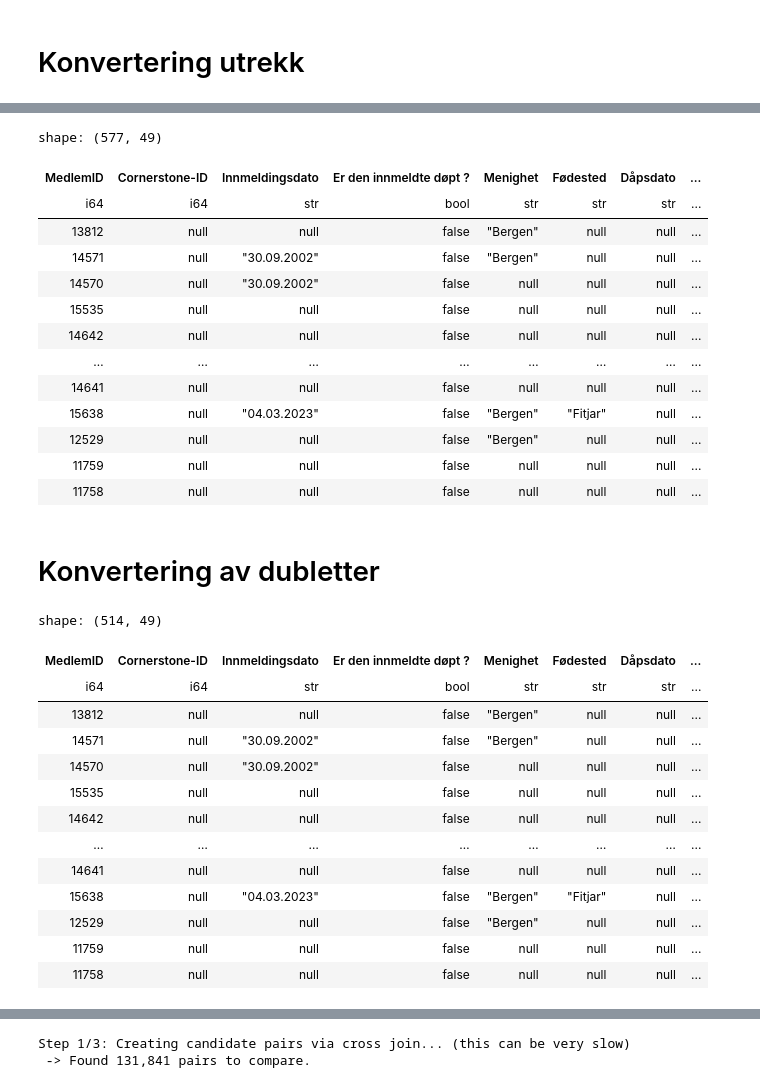
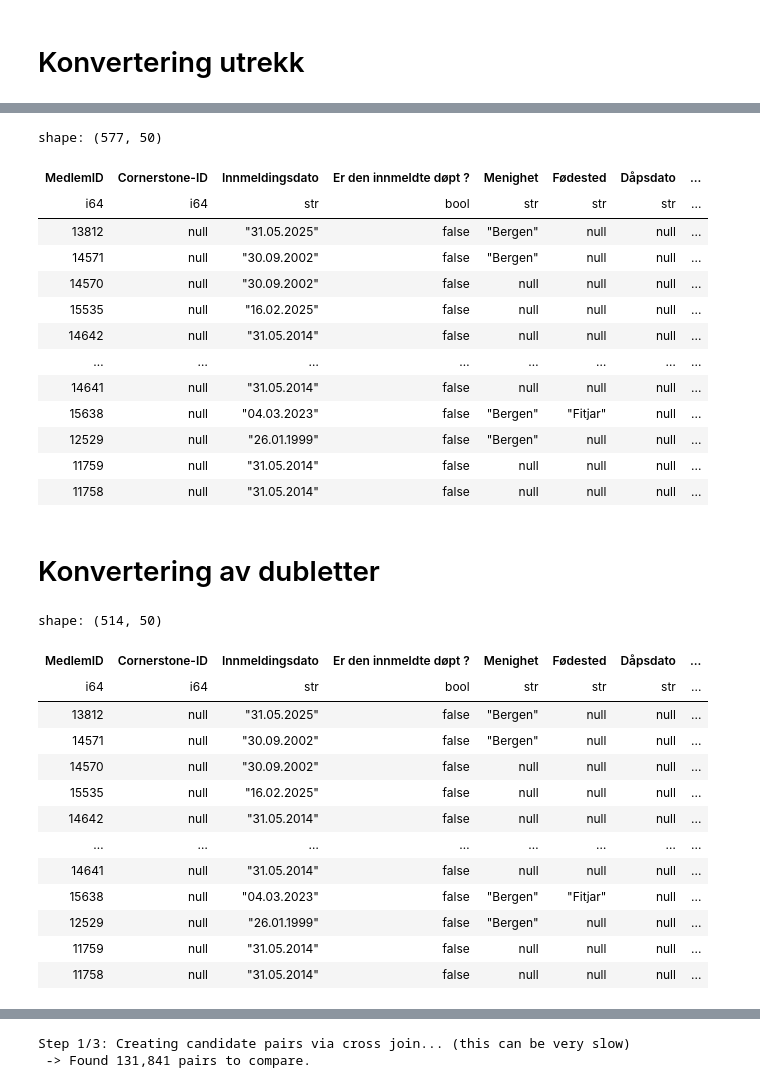
Before and after one commit to craftsmandigital/Bergens-konvertering, a Jupyter notebook: konvertering.ipynb, the cells around one changed output, grey strips where cells are left out. Drawn from its saved outputs; the diff is of its cells as text; code cells hidden in the pictures.

```diff
--- a/konvertering.ipynb
+++ b/konvertering.ipynb
@@ -161,7 +161,11 @@ df_konverterings_tabell = (
         .select(
         pl.col("MedlemID"), #
         pl.lit(None, dtype=pl.Int64).alias("Cornerstone-ID"), # Dummy collumn, Used with handling of dublets
-        pl.col("Innmeldingsdato").dt.strftime(DATE_FORMAT),
+        pl.when(pl.col("Innmeldingsdato").is_not_null())
+            .then(pl.col("Innmeldingsdato"))           # The result if True
+            .otherwise("RegDato")                # The result for all other cases (False and Null)
+            .alias("Innmeldingsdato").dt.strftime(DATE_FORMAT),        # Give the new column a name
+        #pl.col("Innmeldingsdato"),
         pl.col("Er den innmeldte døpt ?"),
         pl.col("Menighet"),
         pl.col("Fødested"),
@@ -203,46 +207,49 @@ df_konverterings_tabell = (
         pl.col("Kjønn").replace_strict(
             gender_map,
             default=None # Set the default for non-matches to null
         ).alias("Kjønn"),
         pl.col("Svart?"),
         pl.col("Faddere"),
         pl.col("Er mor og far gift?"),
         pl.col("Prest"),
         pl.col("Dåpsattest"),
         pl.col("Søk"),
         pl.col("UtmeldtDato").dt.strftime(DATE_FORMAT),
         #pl.col("DødsDato").dt.strftime(DATE_FORMAT), Dødsdato er en string
         #pl.col("DødsDato"),
         pl.when(pl.col("DødsDato").is_null() &
                (pl.col("Kategori") == "DØD")
                ) # The condition: is the value True?
             .then(pl.lit("01.01.2025"))           # The result if True
             .otherwise(None)                # The result for all other cases (False and Null)
             .alias("DødsDato"),             # Give the new column a name
         pl.col("Kommune"),
-        pl.col("KID-nr")
+        pl.col("KID-nr"),
+        pl.when(pl.col("KID-nr").is_not_null())
+            .then(pl.lit("01.01.2025"))
+            .alias("KID-nr_dato"),
 
     )
 )#.filter(pl.col("DødsDato").is_not_null())
 pl.Config.set_tbl_cols(-1)
 #konverterings_tabell.filter(pl.col("Kategori") == "DØD")
 
 df_konverterings_tabell
 # %% [output]
-shape: (577, 49)
+shape: (577, 50)
 | MedlemID | Cornerstone-ID | Innmeldingsdato | Er den innmeldte døpt ? | Menighet | Fødested | Dåpsdato | ... |
 | i64 | i64 | str | bool | str | str | str | ... |
-| 13812 | null | null | false | "Bergen" | null | null | ... |
+| 13812 | null | "31.05.2025" | false | "Bergen" | null | null | ... |
 | 14571 | null | "30.09.2002" | false | "Bergen" | null | null | ... |
 | 14570 | null | "30.09.2002" | false | null | null | null | ... |
-| 15535 | null | null | false | null | null | null | ... |
-| 14642 | null | null | false | null | null | null | ... |
+| 15535 | null | "16.02.2025" | false | null | null | null | ... |
+| 14642 | null | "31.05.2014" | false | null | null | null | ... |
 | … | … | … | … | … | … | … | ... |
-| 14641 | null | null | false | null | null | null | ... |
+| 14641 | null | "31.05.2014" | false | null | null | null | ... |
 | 15638 | null | "04.03.2023" | false | "Bergen" | "Fitjar" | null | ... |
-| 12529 | null | null | false | "Bergen" | null | null | ... |
-| 11759 | null | null | false | null | null | null | ... |
-| 11758 | null | null | false | null | null | null | ... |
+| 12529 | null | "26.01.1999" | false | "Bergen" | null | null | ... |
+| 11759 | null | "31.05.2014" | false | null | null | null | ... |
+| 11758 | null | "31.05.2014" | false | null | null | null | ... |
 # %%
 #konverterings_tabell.write_excel("konverterings_tabell.xlsx")
 # %% [markdown]
@@ -274,17 +281,17 @@ df_konverterings_tabell_uten_dubletter = (
 
 df_konverterings_tabell_uten_dubletter
 # %% [output]
-shape: (514, 49)
+shape: (514, 50)
 | MedlemID | Cornerstone-ID | Innmeldingsdato | Er den innmeldte døpt ? | Menighet | Fødested | Dåpsdato | ... |
 | i64 | i64 | str | bool | str | str | str | ... |
-| 13812 | null | null | false | "Bergen" | null | null | ... |
+| 13812 | null | "31.05.2025" | false | "Bergen" | null | null | ... |
 | 14571 | null | "30.09.2002" | false | "Bergen" | null | null | ... |
 | 14570 | null | "30.09.2002" | false | null | null | null | ... |
-| 15535 | null | null | false | null | null | null | ... |
-| 14642 | null | null | false | null | null | null | ... |
+| 15535 | null | "16.02.2025" | false | null | null | null | ... |
+| 14642 | null | "31.05.2014" | false | null | null | null | ... |
 | … | … | … | … | … | … | … | ... |
-| 14641 | null | null | false | null | null | null | ... |
+| 14641 | null | "31.05.2014" | false | null | null | null | ... |
 | 15638 | null | "04.03.2023" | false | "Bergen" | "Fitjar" | null | ... |
-| 12529 | null | null | false | "Bergen" | null | null | ... |
-| 11759 | null | null | false | null | null | null | ... |
-| 11758 | null | null | false | null | null | null | ... |
+| 12529 | null | "26.01.1999" | false | "Bergen" | null | null | ... |
+| 11759 | null | "31.05.2014" | false | null | null | null | ... |
+| 11758 | null | "31.05.2014" | false | null | null | null | ... |
```
Also changed, not shown: parts of 4 cells of this notebook, 3 other files.
